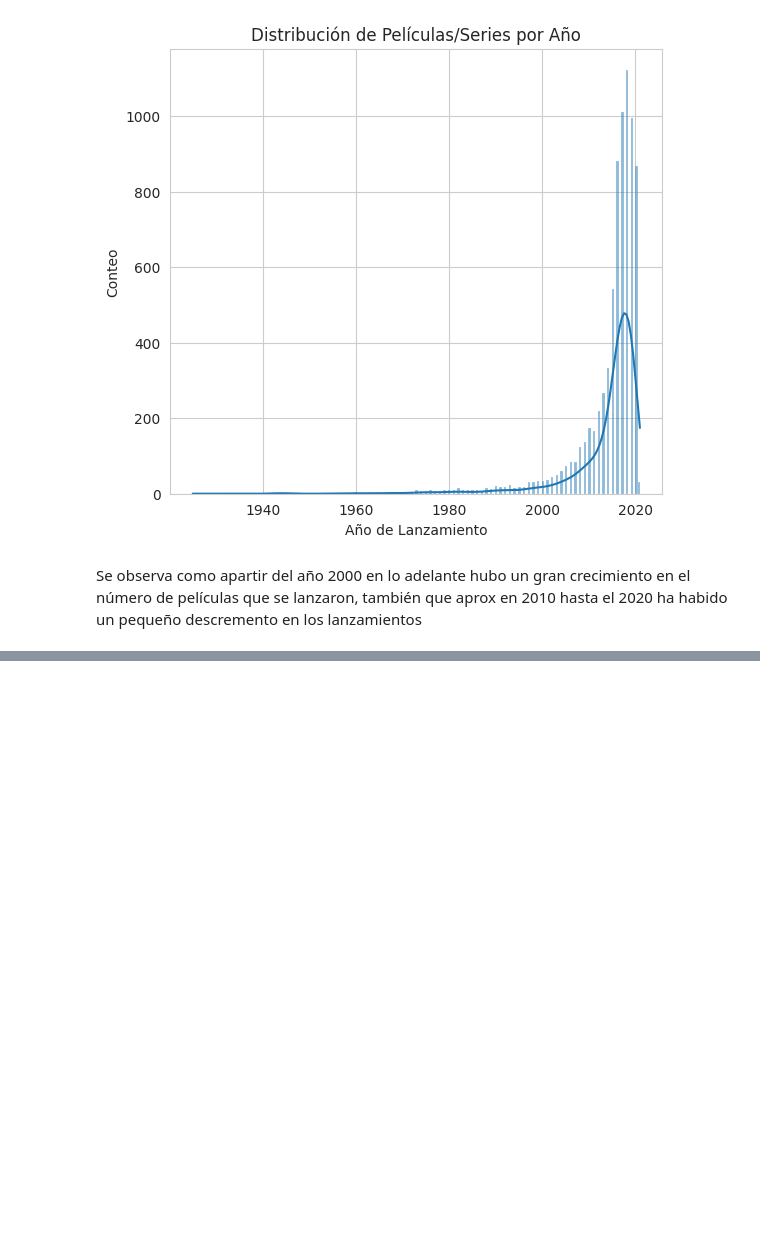
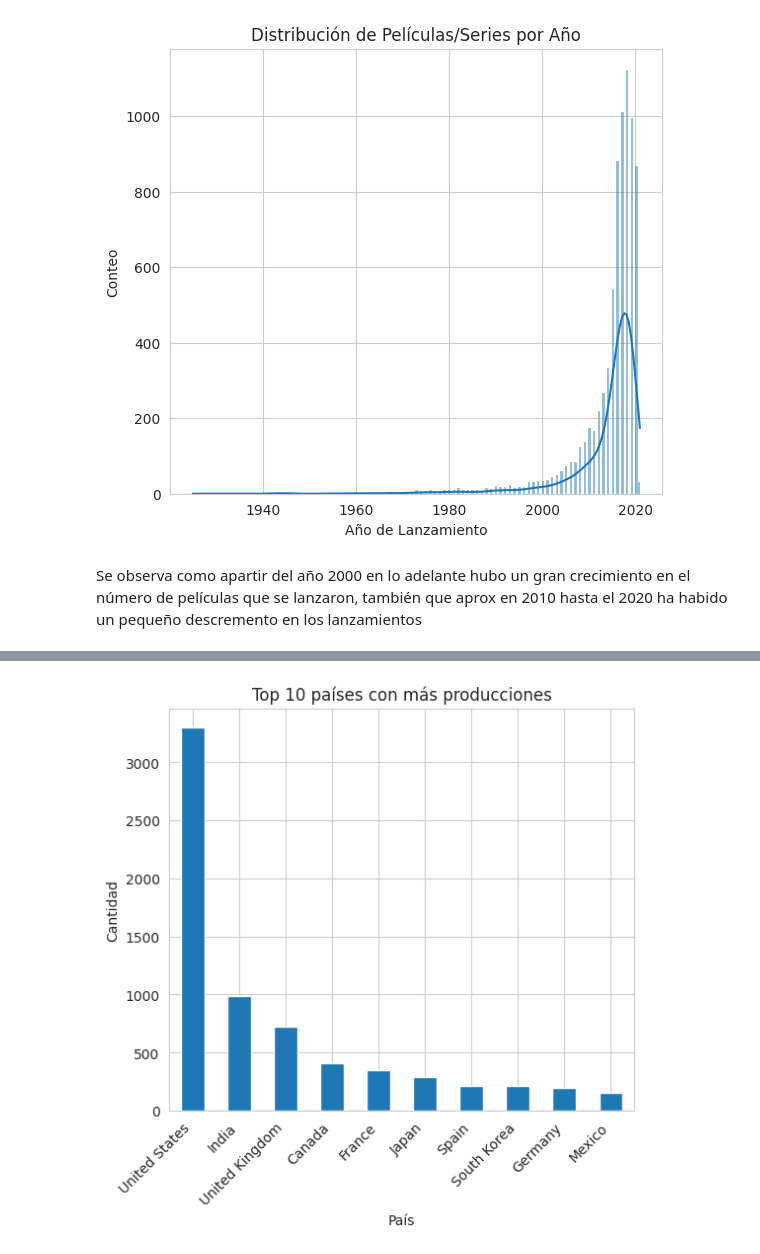
Before and after one commit to ItzelPF/Visualizacion_Datos, a Jupyter notebook: NetFlix.ipynb, the cells around one changed output, grey strips where cells are left out. Saved outputs shown, nothing was run; the diff lists cells and outputs as text; code cells hidden in the pictures; blank space fills up the shorter version.

```diff
--- a/NetFlix.ipynb
+++ b/NetFlix.ipynb
@@ -267,0 +348,14 @@ Se observa como apartir del año 2000 en lo adelante hubo un gran crecimiento en
+# %%
+plt.figure(figsize=(16, 10))
+sns.set_style("whitegrid")
+plt.subplot(2, 3, 6)
+df['country'].str.split(', ', expand=True).stack().value_counts().head(10).plot(kind='bar')
+plt.title('Top 10 países con más producciones')
+plt.xlabel('País')
+plt.ylabel('Cantidad')
+plt.xticks(rotation=45, ha='right')
+
+plt.tight_layout()
+plt.show()
+# %% [output]
+[figure, added]
```
Also changed, not shown: parts of 20 cells of this notebook.
